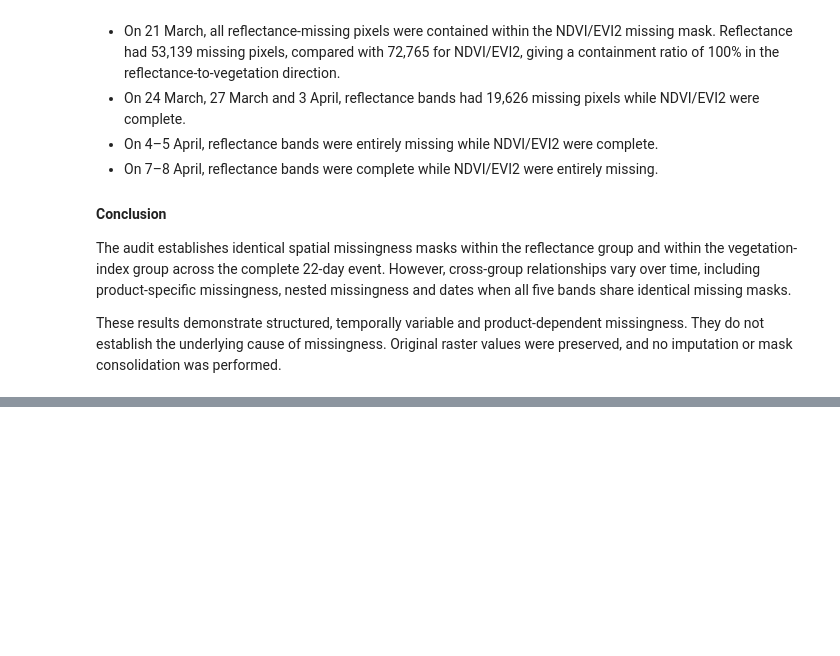
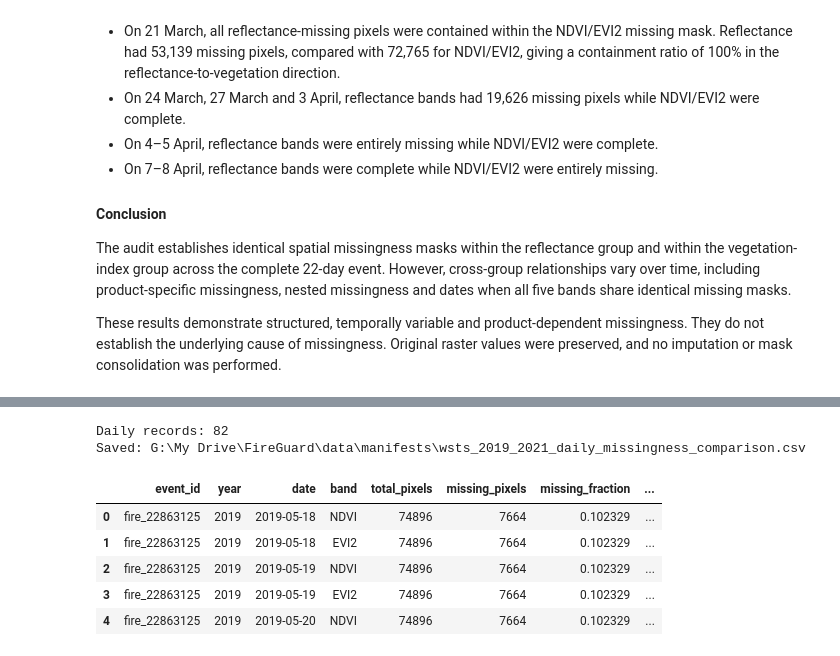
Before and after one commit to TheCodeCipher/fireguard, a Jupyter notebook: notebooks/wsts_eda.ipynb, the cells around one changed output, grey strips where cells are left out. Saved outputs shown, nothing was run; the diff lists cells and outputs as text; code cells hidden in the pictures; blank space fills up the shorter version.

```diff
--- a/notebooks/wsts_eda.ipynb
+++ b/notebooks/wsts_eda.ipynb
@@ -2263,0 +2891,72 @@ These results demonstrate structured, temporally variable and product-dependent
+# %%
+def build_daily_missingness_records(
+    event_id,
+    year,
+    missing_masks,
+    bands=("NDVI", "EVI2")
+):
+    records = []
+
+    for date, band_masks in sorted(missing_masks.items()):
+        for band in bands:
+            mask = band_masks[band]
+            total_pixels = mask.size
+            missing_pixels = int(mask.sum())
+
+            records.append({
+                "event_id": event_id,
+                "year": year,
+                "date": date,
+                "band": band,
+                "total_pixels": total_pixels,
+                "missing_pixels": missing_pixels,
+                "missing_fraction": missing_pixels / total_pixels,
+                "missing_percentage": (
+                    100 * missing_pixels / total_pixels
+                ),
+            })
+
+    return records
+
+
+daily_records = []
+
+daily_records.extend(
+    build_daily_missingness_records(
+        "fire_22863125",
+        2019,
+        missing_masks
+    )
+)
+
+daily_records.extend(
+    build_daily_missingness_records(
+        "fire_25017306",
+        2021,
+        missing_masks_2021
+    )
+)
+
+combined_daily_missingness = pd.DataFrame(daily_records)
+
+daily_path = (
+    MANIFEST_DIR / "wsts_2019_2021_daily_missingness_comparison.csv"
+)
+
+combined_daily_missingness.to_csv(daily_path, index=False)
+
+print("Daily records:", len(combined_daily_missingness))
+print("Saved:", daily_path)
+
+display(
+    combined_daily_missingness.head()
+)
+# %% [output]
+Daily records: 82
+Saved: G:\My Drive\FireGuard\data\manifests\wsts_2019_2021_daily_missingness_comparison.csv
+|  | event_id | year | date | band | total_pixels | missing_pixels | missing_fraction | ... |
+| 0 | fire_22863125 | 2019 | 2019-05-18 | NDVI | 74896 | 7664 | 0.102329 | ... |
+| 1 | fire_22863125 | 2019 | 2019-05-18 | EVI2 | 74896 | 7664 | 0.102329 | ... |
+| 2 | fire_22863125 | 2019 | 2019-05-19 | NDVI | 74896 | 7664 | 0.102329 | ... |
+| 3 | fire_22863125 | 2019 | 2019-05-19 | EVI2 | 74896 | 7664 | 0.102329 | ... |
+| 4 | fire_22863125 | 2019 | 2019-05-20 | NDVI | 74896 | 7664 | 0.102329 | ... |
```
Also changed, not shown: parts of 19 cells of this notebook.
